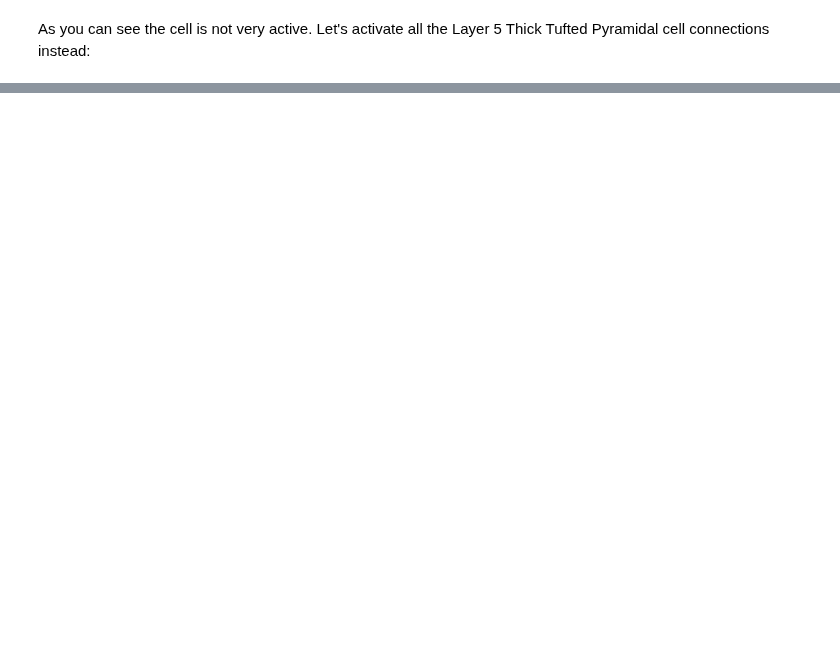
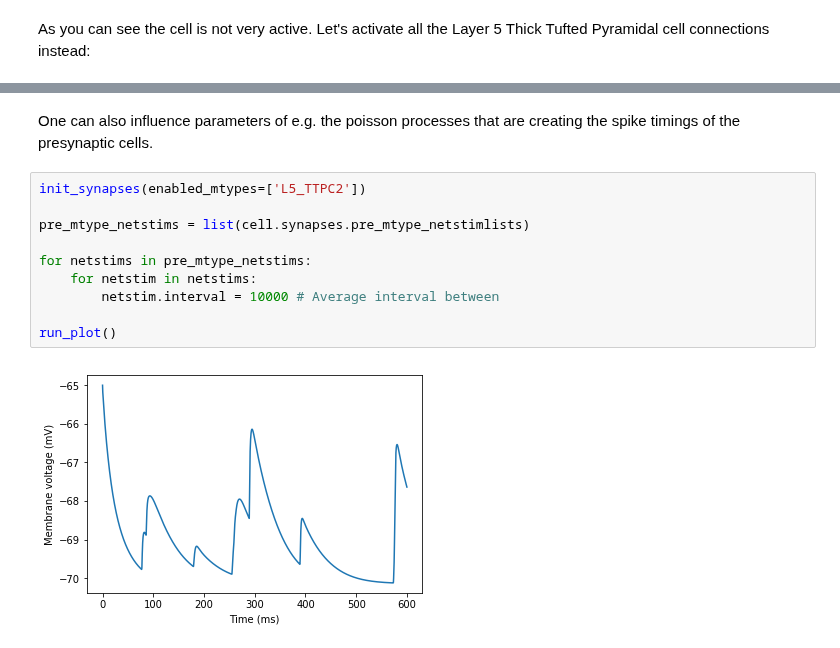
Before and after one commit to BlueBrain/MOOC-neurons-and-synapses-2017, a Jupyter notebook: NMCPortal/NMCPortal.ipynb, the cells around one changed output, grey strips where cells are left out. Saved outputs shown, nothing was run; the diff lists cells and outputs as text; blank space fills up the shorter version.

```diff
--- a/NMCPortal/NMCPortal.ipynb
+++ b/NMCPortal/NMCPortal.ipynb
@@ -313,0 +264,14 @@ List[5592]
+# %% [markdown]
+One can also influence parameters of e.g. the poisson processes that are creating the spike timings of the presynaptic cells.
+# %%
+init_synapses(enabled_mtypes=['L5_TTPC2'])
+
+pre_mtype_netstims = list(cell.synapses.pre_mtype_netstimlists)
+
+for netstims in pre_mtype_netstims:
+    for netstim in netstims:
+        netstim.interval = 10000 # Average interval between
+
+run_plot()
+# %% [output]
+[figure, added]
```
Also changed, not shown: parts of 32 cells of this notebook, 1 other file.
